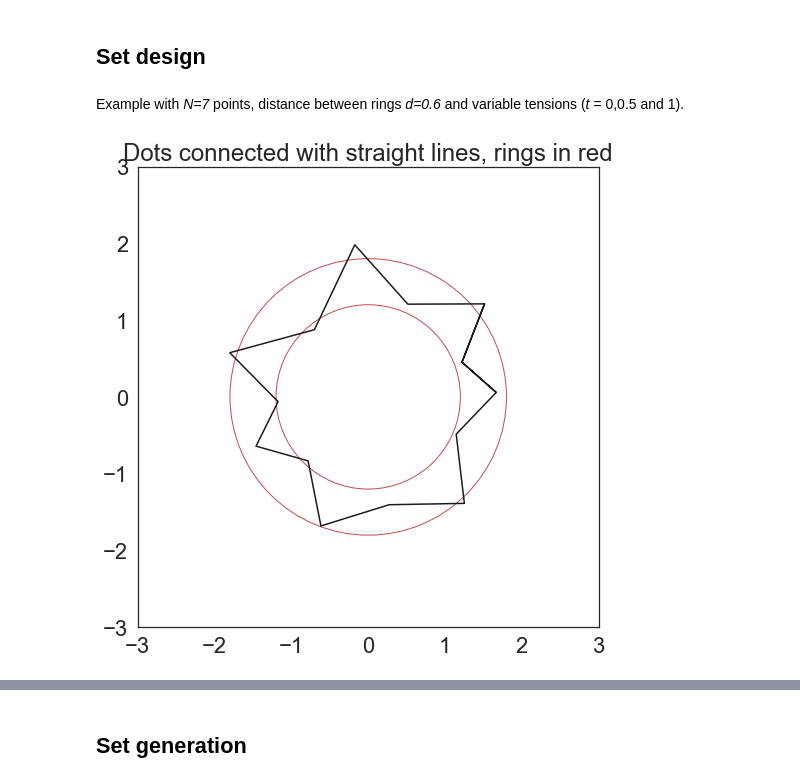
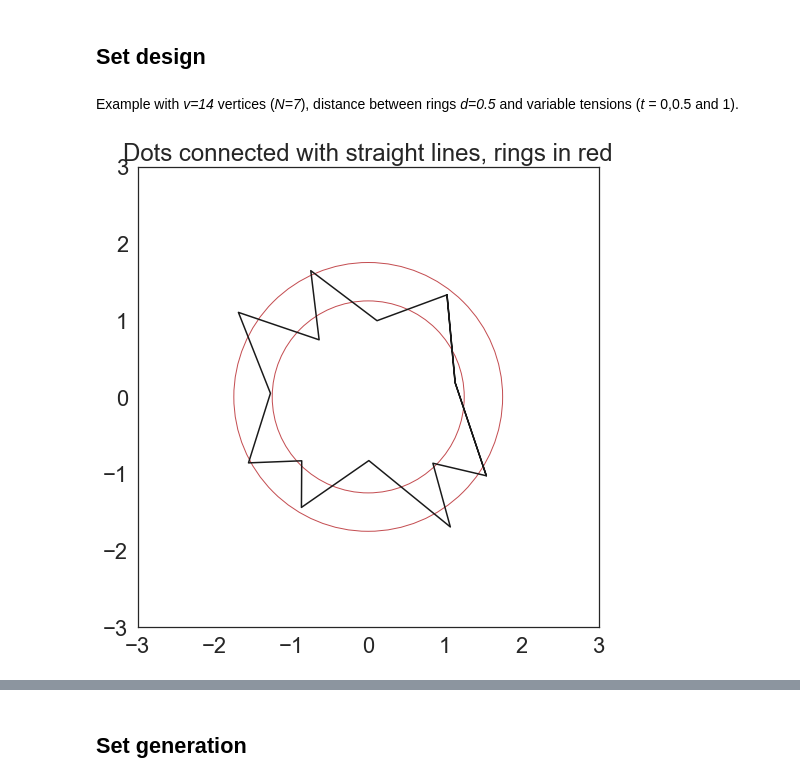
Before and after one commit to compaes/ViCo, a Jupyter notebook: Visual contour tutorial.ipynb, the cells around one changed output, grey strips where cells are left out. Saved outputs shown, nothing was run; the diff lists cells and outputs as text; code cells hidden in the pictures.

```diff
--- a/Visual contour tutorial.ipynb
+++ b/Visual contour tutorial.ipynb
@@ -106,19 +107,22 @@ Text(0.5, 1.0, 'Points defined by (x,y), straight lines vs. curves at tension=0.
 # %% [markdown]
 ## Set design
 # %% [markdown]
-Example with _N=7_ points, distance between rings _d=0.6_ and variable tensions (_t =_ 0,0.5 and 1).
+Example with _v=14_ vertices (_N=7_), distance between rings _d=0.5_ and variable tensions (_t =_ 0,0.5 and 1).
 # %%
-N=7 # number of points
-d=0.6 # distance between rings
+v=14
+d=0.5
+
+N=int(v/2) # number of points
+D=d*1.3 # distance between rings
 ts=[0,0.5,1] # tension parameter
 
 # point radius tolerance, points are placed at the ring ± a radius tolerance following a normal with std=er:
-er=0.2*d
+er=0.2*D
 # point angle tolerance, points are uniformly distributed along the circle ± an angle tolerance following a normal with std=ea:
 ea=0.2*2*np.pi/float(N)
 
 # outer ring
-ro=(1.5+d/2.)+er*np.random.randn(N) # outer radiuses
+ro=(1.5+D/2.)+er*np.random.randn(N) # outer radiuses
 #ao=2*np.pi*np.random.rand()+np.linspace(0,2*np.pi*(N-1)/float(N),N)+ea*np.random.randn(N)
 ao=np.linspace(0,2*np.pi*(N-1)/float(N),N)+ea*np.random.randn(N) # outer angles
 ao.sort()
@@ -126,38 +130,38 @@ xo=ro*np.cos(ao)
 yo=ro*np.sin(ao)
 
 # inner ring
-ri=(1.5-d/2)+er*np.random.randn(N) # inner radiuses
+ri=(1.5-D/2)+er*np.random.randn(N) # inner radiuses
 aux=np.array(list(ao[1:])+[ao[0]+2*np.pi])
 ai=(aux+ao)/2 # inner angles = each point is placed between two outer points
 xi=ri*np.cos(ai)
 yi=ri*np.sin(ai)
 
 X=[]
 Y=[]
 for i in range(N):
     X+=[xo[i], xi[i]]
     Y+=[yo[i], yi[i]]
 
 X=X+X[:3] # duplicate first points at the end to ensure correct interpolation at the edges
 Y=Y+Y[:3] # duplicate first points at the end to ensure correct interpolation at the edges
 
 X=np.array(X)
 Y=np.array(Y)
 
 plt.figure(1,figsize=(8,8))
 plt.plot(X,Y,'k')
 circle1=plt.Circle((0, 0), 1.5+d/2, color='r', fill=False)
 circle2=plt.Circle((0, 0), 1.5-d/2, color='r', fill=False)
 ax = plt.gca()
 ax.add_artist(circle1)
 ax.add_artist(circle2)
 plt.xlim((-3,3))
 plt.ylim((-3,3))
 ax.set_position([0.1,0.1,0.8,0.8])
 plt.title('Dots connected with straight lines, rings in red')
 plt.show()
 # %% [output]
-[figure, old version]
+[figure, new version]
 # %%
 F=np.vstack((X,Y))
 s=np.arange(F.shape[1]) # parametrisation of the curve F
```
Also changed, not shown: parts of 7 cells of this notebook, 1 other file.
